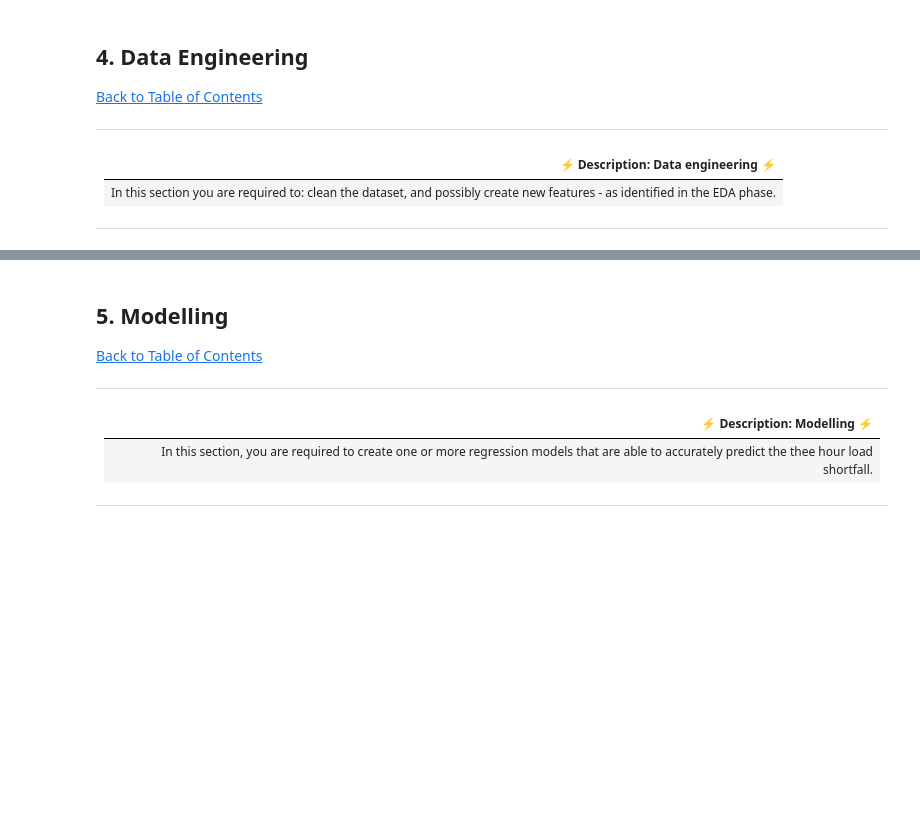
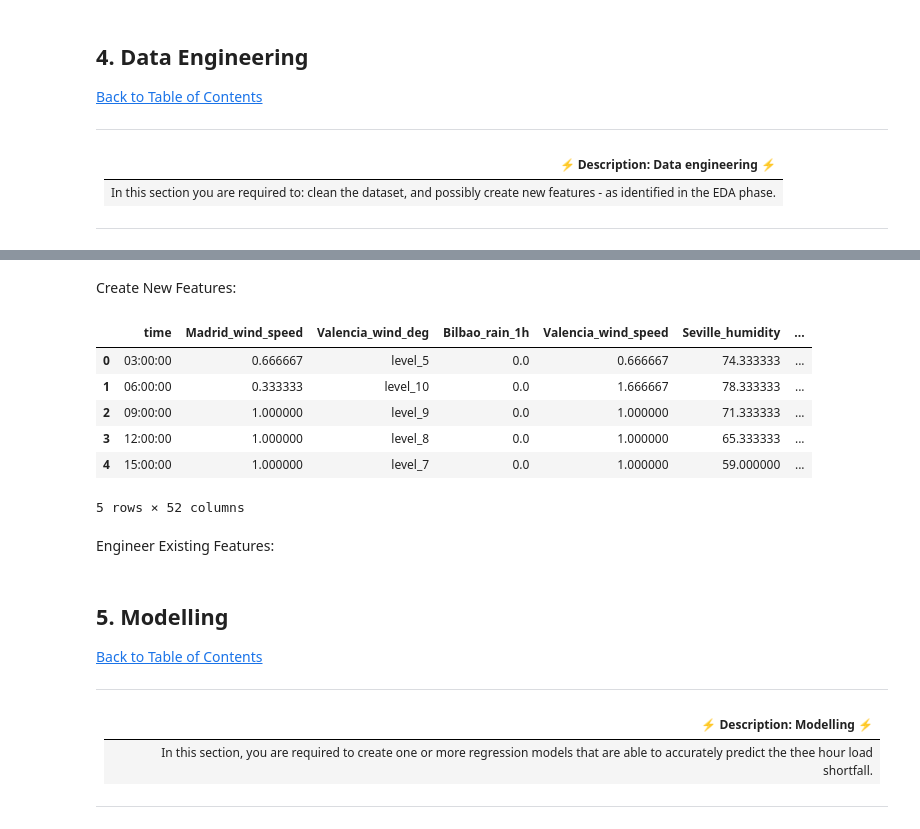
Before and after one commit to PRICILLNDOU/Team-EG3-Regression, a Jupyter notebook: starter-notebook_Christelle.ipynb, the cells around one changed output, grey strips where cells are left out. Drawn from its saved outputs; the diff is of its cells as text; code cells hidden in the pictures; blank space fills up the shorter version.

```diff
--- a/starter-notebook_Christelle.ipynb
+++ b/starter-notebook_Christelle.ipynb
@@ -268,4 +308,15 @@ dtype: float64
 # %%
-# remove missing values/ features
+# the 'Unnamed: 0' column is redundant since it is the same as the inxeding column, therefore we removed this column.
+df.drop(columns=['Unnamed: 0'], inplace=True)
+# %% [markdown]
+Create New Features:
 # %%
-# create new features
+# Convert the 'time' column to datetime format
+df['time'] = pd.to_datetime(df['time'])
+
+# Split 'time' column into 'date' and 'time' columns
+df['date'] = df['time'].dt.date
+df['time'] = df['time'].dt.time
+
+# Create a new DataFrame with 'date' and 'time' columns
+df = pd.DataFrame(df)
@@ -273,0 +323,41 @@ dtype: float64
+# %%
+# Convert the 'date' column to datetime format
+df['date'] = pd.to_datetime(df['date'])
+
+# Extract year, month, and day from the 'date' column
+df['year'] = df['date'].dt.year
+df['month'] = df['date'].dt.month
+df['day'] = df['date'].dt.day
+
+# Define a function to classify months into seasons
+def get_season(month):
+    if month in [3, 4, 5]:  # Spring: March (3) to May (5)
+        return 'Spring'
+    elif month in [6, 7, 8]:  # Summer: June (6) to August (8)
+        return 'Summer'
+    elif month in [9, 10, 11]:  # Autumn: September (9) to November (11)
+        return 'Autumn'
+    else:  # Winter: December (12), January (1), February (2)
+        return 'Winter'
+
+# Apply the function to create a new 'season' column based on the 'month' column
+df['season'] = df['month'].apply(get_season)
+
+# Create a new DataFrame with 'year', 'month', 'day', and 'season' columns
+df = pd.DataFrame(df)
+# %%
+# the 'date' column is now redundant therefore we removed this column.
+df.drop(columns=['date'], inplace=True)
+# %%
+# Print the first five rows of the updated DataFrame
+df.head()
+# %% [output]
+|  | time | Madrid_wind_speed | Valencia_wind_deg | Bilbao_rain_1h | Valencia_wind_speed | Seville_humidity | ... |
+| 0 | 03:00:00 | 0.666667 | level_5 | 0.0 | 0.666667 | 74.333333 | ... |
+| 1 | 06:00:00 | 0.333333 | level_10 | 0.0 | 1.666667 | 78.333333 | ... |
+| 2 | 09:00:00 | 1.000000 | level_9 | 0.0 | 1.000000 | 71.333333 | ... |
+| 3 | 12:00:00 | 1.000000 | level_8 | 0.0 | 1.000000 | 65.333333 | ... |
+| 4 | 15:00:00 | 1.000000 | level_7 | 0.0 | 1.000000 | 59.000000 | ... |
+5 rows × 52 columns
+# %% [markdown]
+Engineer Existing Features:
```
Also changed, not shown: parts of 17 cells of this notebook.
